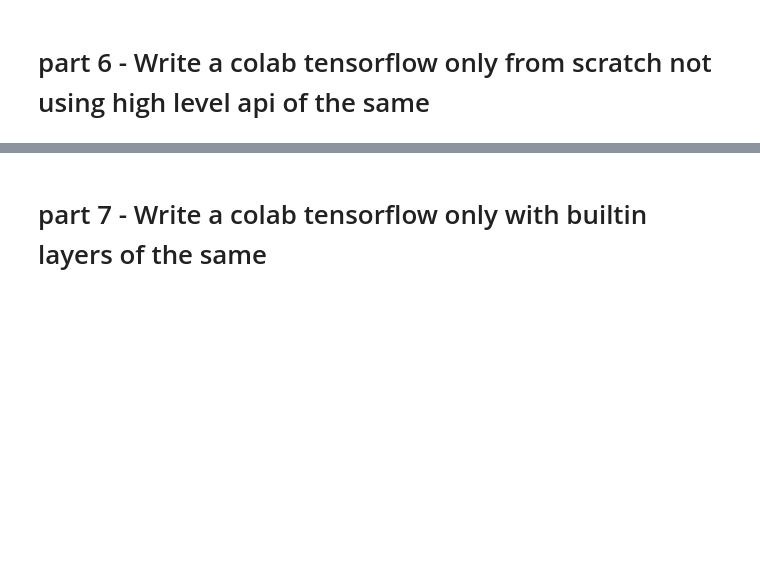
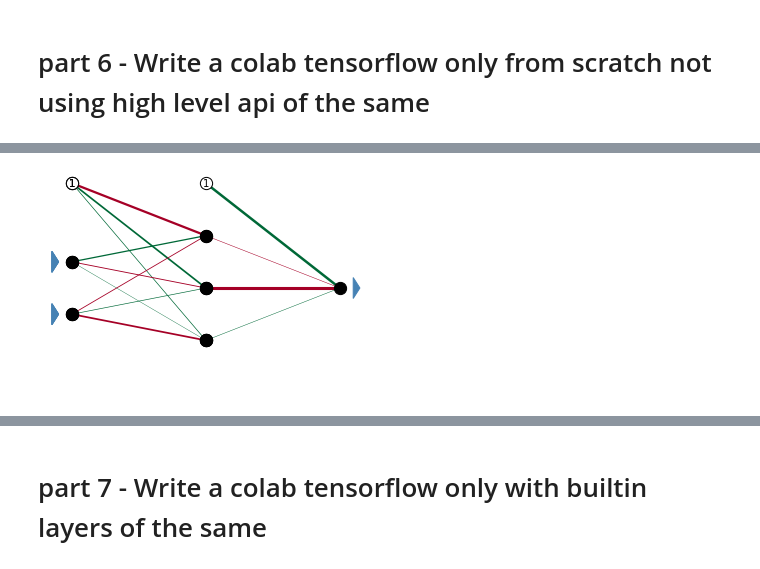
Before and after one commit to cmpe130weifeng/cmpe285_hw3, a Jupyter notebook: hw3.ipynb, the cells around one changed output, grey strips where cells are left out. Saved outputs shown, nothing was run; the diff lists cells and outputs as text; code cells hidden in the pictures; blank space fills up the shorter version.

```diff
--- a/hw3.ipynb
+++ b/hw3.ipynb
@@ -547,0 +599,38 @@ pd.DataFrame(test_results, index=['Mean absolute error [MPG]']).T
+# %%
+# derivative of sigmoid function (needed for calculus in of back-propagation).
+prime = lambda x: sigmoid(x) * (1 - sigmoid(x))
+# %%
+# vectorizing a function just means that
+# I can now easily apply it element-wise to a numpy ndarray
+sigmoid = np.vectorize(sigmoid)
+prime = np.vectorize(prime)
+# %%
+class Layer:
+
+    def __init__(self, ncol, nrow):
+
+        # number of inputs & outputs
+        self.shape = (nrow, ncol)
+
+        # values of the weights
+        self.weights = np.random.randn(nrow, ncol)
+
+        # values of biases
+        self.biases = np.random.randn(nrow, 1)
+
+        # placeholder for unactivated output of layer
+        self.outputs = np.ones((nrow, 1))
+
+        # activation function (currently fixed as sigmoid)
+        self.activator = np.vectorize(sigmoid)
+
+        # derivative of activation function
+        self.primer = np.vectorize(prime)
+# %%
+# create layers
+# Layer(ncol, nrow)
+layer = Layer(3, 5)
+
+print(f'\n weights: shape = {layer.weights.shape} \n {layer.weights}')
+print(f'\n biases: shape = {layer.biases.shape} \n {layer.biases}')
+print(f'\n sigmoid(3) = {layer.activator(3):.4}')
@@ -547,0 +846,6 @@ pd.DataFrame(test_results, index=['Mean absolute error [MPG]']).T
+# %%
+# neural network graph
+nn = NeuralNetwork(2,3,1, epochs=50)
+nn.graph()
+# %% [output]
+[figure, added]
```
Also changed, not shown: parts of 50 cells of this notebook.
